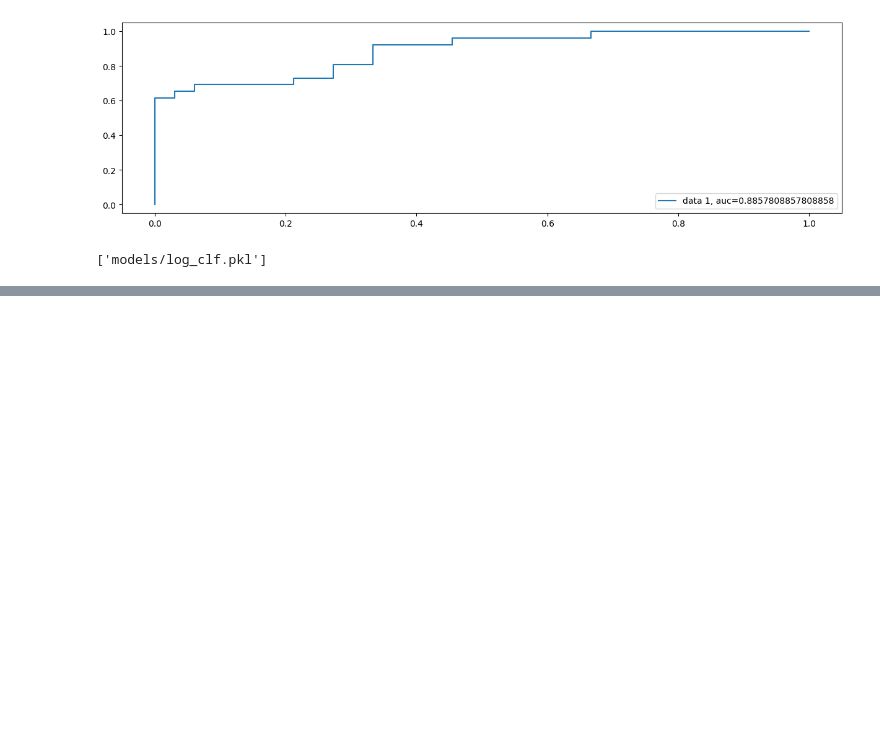
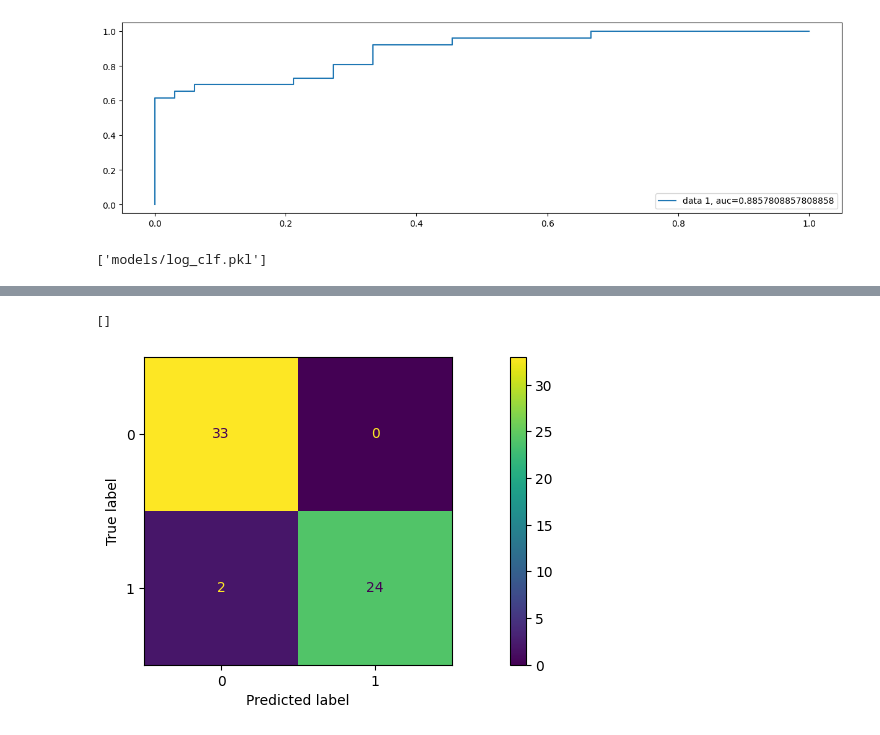
Before and after one commit to NavdeepTU/Machine-Learning, a Jupyter notebook: projects/03. parkinson_disease_prediction/model_training.ipynb, the cells around one changed output, grey strips where cells are left out. Drawn from its saved outputs; the diff is of its cells as text; code cells hidden in the pictures; blank space fills up the shorter version.

Commit message:
evaluated svm classifier

```diff
--- a/projects/03. parkinson_disease_prediction/model_training.ipynb
+++ b/projects/03. parkinson_disease_prediction/model_training.ipynb
@@ -423,3 +424,18 @@ plt.show()
 joblib.dump(logmodel, "models/log_clf.pkl")
 # %% [output]
 ['models/log_clf.pkl']
+# %%
+# SVM with linear kernel
+clf = SVC(kernel="linear") # linear kernel
+
+# train the model using training sets
+clf.fit(X_train, y_train)
+
+# predict the response for test dataset
+y_pred = clf.predict(X_test)
+
+# model accuracy: how often is the classifier correct
+print(f"Test set accuracy: {metrics.accuracy_score(y_test, y_pred)}")
+
+y_train_pred = clf.predict(X_train)
+print(f"Train set accuracy: {metrics.accuracy_score(y_train, y_train_pred)}")
@@ -425,0 +445,6 @@ joblib.dump(logmodel, "models/log_clf.pkl")
+# %%
+param_grid = {"kernel": ["linear", "rbf", "poly"],
+              "C": [0.5, 1, 10, 100],
+              "gamma": [1, 0.1, 0.01, 0.001, 0.0001]}
+grid_SVC = GridSearchCV(SVC(), param_grid=param_grid, scoring="f1", verbose=3)
+grid_SVC.fit(X_train, y_train)
@@ -425,0 +474,11 @@ joblib.dump(logmodel, "models/log_clf.pkl")
+# %%
+# print best parameter after tuning
+print("Best parameters: ", grid_SVC.best_params_)
+
+# print how our model looks after hyperparameter tuning
+print(grid_SVC.best_estimator_)
+
+predSVC = grid_SVC.predict(X_test)
+
+# print classification report
+print(classification_report(y_test, predSVC))
@@ -425,0 +496,8 @@ joblib.dump(logmodel, "models/log_clf.pkl")
+# %%
+cm = confusion_matrix(y_test, predSVC, labels=grid_SVC.classes_)
+disp_cm = ConfusionMatrixDisplay(confusion_matrix=cm, display_labels=grid_SVC.classes_)
+disp_cm.plot()
+plt.plot()
+# %% [output]
+[]
+[figure, added]
```
Also changed, not shown: parts of 6 cells of this notebook, 1 other file.
